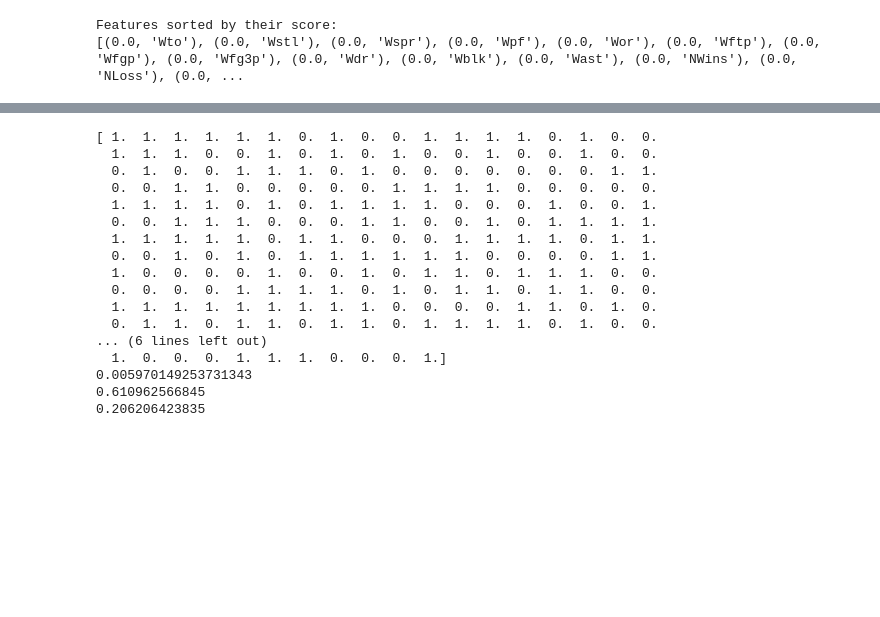
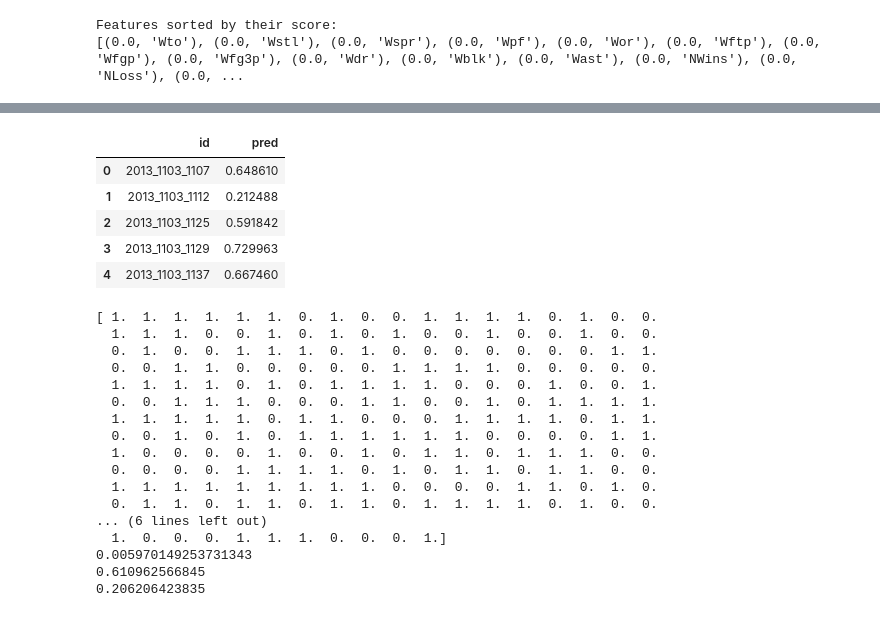
Before and after one commit to danilopena93/Kaggle_March_Madness_2017, a Jupyter notebook: MM17_1.ipynb, the cells around one changed output, grey strips where cells are left out. Cells and saved outputs as stored; diff of their text form; code cells hidden in the pictures; blank space fills up the shorter version.

```diff
--- a/MM17_1.ipynb
+++ b/MM17_1.ipynb
@@ -330,0 +354,16 @@ array([[ 0.40035873,  0.59964127],
+# %%
+X_test.drop(0,inplace = True, axis =1)
+# %%
+X_test=scaler.fit_transform(X_test)
+preds = model_LR.predict_proba(X_test)[:,1]
+
+clipped_preds = np.clip(preds, 0.05, 0.95)
+df_sample_sub.pred = clipped_preds
+df_sample_sub.head()
+# %% [output]
+|  | id | pred |
+| 0 | 2013_1103_1107 | 0.648610 |
+| 1 | 2013_1103_1112 | 0.212488 |
+| 2 | 2013_1103_1125 | 0.591842 |
+| 3 | 2013_1103_1129 | 0.729963 |
+| 4 | 2013_1103_1137 | 0.667460 |
```
Also changed, not shown: parts of 7 cells of this notebook, 1 other file.
